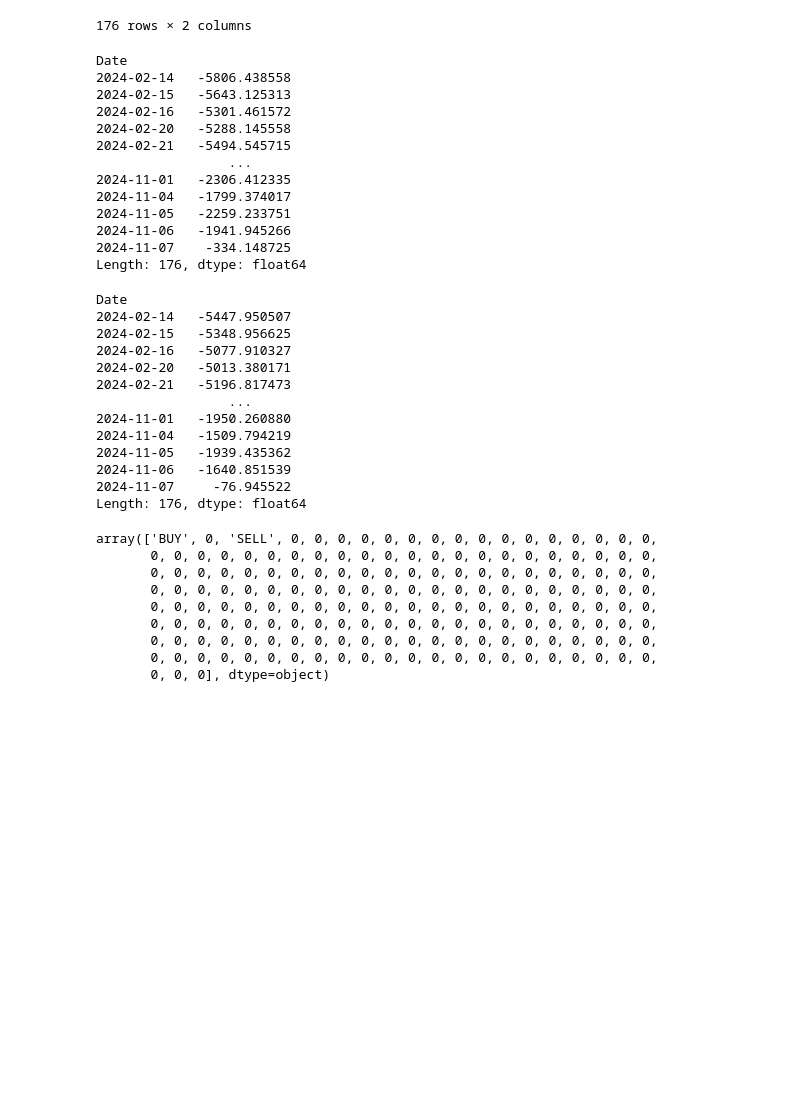
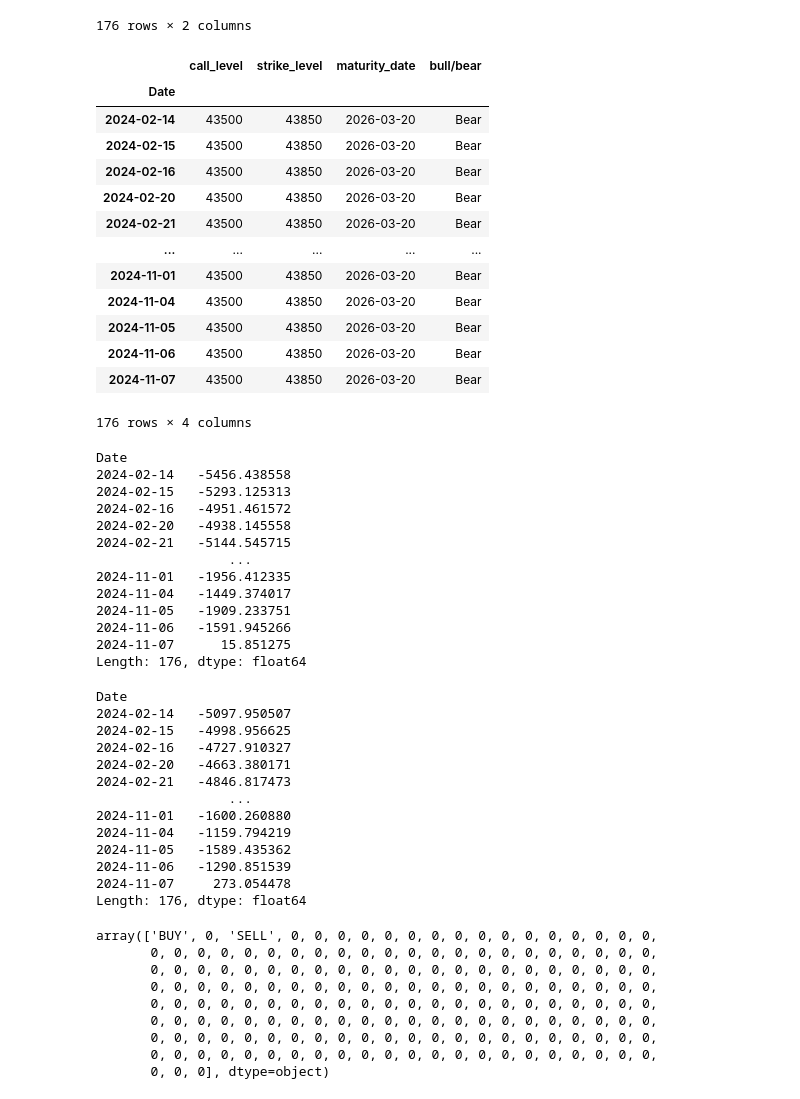
Before and after one commit to vADALVv/Hybrid_and_structural_financial_instruments, a Jupyter notebook: lab_2b_GSFP.ipynb, the cells around one changed output. Drawn from its saved outputs; the diff is of its cells as text; code cells hidden in the pictures; blank space fills up the shorter version.

```diff
--- a/lab_2b_GSFP.ipynb
+++ b/lab_2b_GSFP.ipynb
@@ -756,34 +758,51 @@ error
+# %%
+cbbc_data
+# %% [output]
+|  | call_level | strike_level | maturity_date | bull/bear |
+| Date |  |  |  |  |
+| 2024-02-14 | 43500 | 43850 | 2026-03-20 | Bear |
+| 2024-02-15 | 43500 | 43850 | 2026-03-20 | Bear |
+| 2024-02-16 | 43500 | 43850 | 2026-03-20 | Bear |
+| 2024-02-20 | 43500 | 43850 | 2026-03-20 | Bear |
+| 2024-02-21 | 43500 | 43850 | 2026-03-20 | Bear |
+| ... | ... | ... | ... | ... |
+| 2024-11-01 | 43500 | 43850 | 2026-03-20 | Bear |
+| 2024-11-04 | 43500 | 43850 | 2026-03-20 | Bear |
+| 2024-11-05 | 43500 | 43850 | 2026-03-20 | Bear |
+| 2024-11-06 | 43500 | 43850 | 2026-03-20 | Bear |
+| 2024-11-07 | 43500 | 43850 | 2026-03-20 | Bear |
+176 rows × 4 columns
 # %%
-forecast['Low'] - cbbc_data['strike_level']
+forecast['Low'] - cbbc_data['call_level']
 # %% [output]
 Date
-2024-02-14   -5806.438558
-2024-02-15   -5643.125313
-2024-02-16   -5301.461572
-2024-02-20   -5288.145558
-2024-02-21   -5494.545715
+2024-02-14   -5456.438558
+2024-02-15   -5293.125313
+2024-02-16   -4951.461572
+2024-02-20   -4938.145558
+2024-02-21   -5144.545715
                  ...
-2024-11-01   -2306.412335
-2024-11-04   -1799.374017
-2024-11-05   -2259.233751
-2024-11-06   -1941.945266
-2024-11-07    -334.148725
+2024-11-01   -1956.412335
+2024-11-04   -1449.374017
+2024-11-05   -1909.233751
+2024-11-06   -1591.945266
+2024-11-07      15.851275
 Length: 176, dtype: float64
 # %%
-forecast['High'] - cbbc_data['strike_level']
+forecast['High'] - cbbc_data['call_level']
 # %% [output]
 Date
-2024-02-14   -5447.950507
-2024-02-15   -5348.956625
-2024-02-16   -5077.910327
-2024-02-20   -5013.380171
-2024-02-21   -5196.817473
+2024-02-14   -5097.950507
+2024-02-15   -4998.956625
+2024-02-16   -4727.910327
+2024-02-20   -4663.380171
+2024-02-21   -4846.817473
                  ...
-2024-11-01   -1950.260880
-2024-11-04   -1509.794219
-2024-11-05   -1939.435362
-2024-11-06   -1640.851539
-2024-11-07     -76.945522
+2024-11-01   -1600.260880
+2024-11-04   -1159.794219
+2024-11-05   -1589.435362
+2024-11-06   -1290.851539
+2024-11-07     273.054478
 Length: 176, dtype: float64
 # %%
 cbbc_data = cbbc_data[cbbc_data.index.isin(forecast.index)]
```
Also changed, not shown: parts of 4 cells of this notebook.
